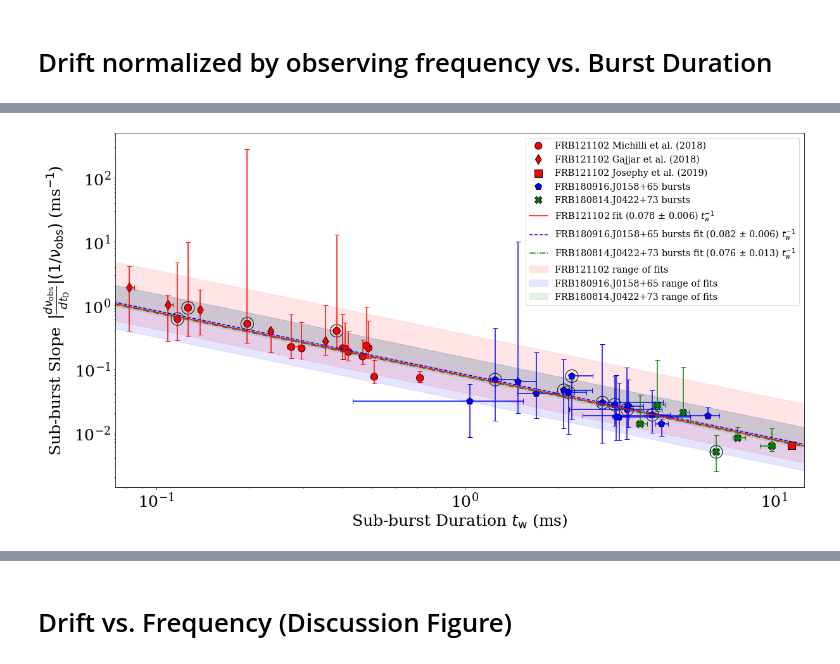
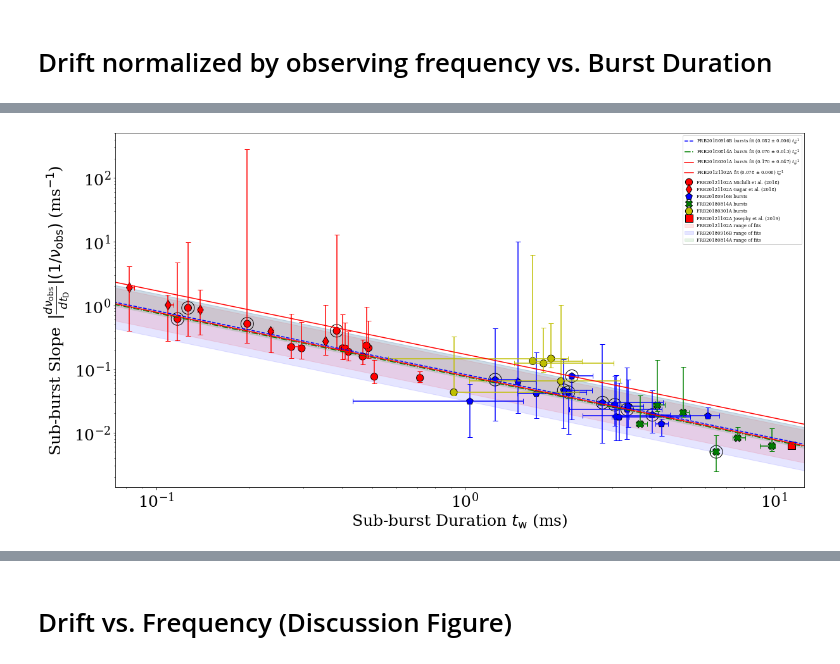
Before and after one commit to mef51/frbgui, a Jupyter notebook: DMvsDrift.ipynb, the cells around one changed output, grey strips where cells are left out. Drawn from its saved outputs; the diff is of its cells as text; code cells hidden in the pictures.

Commit message:
Fix burst splitting for bursts with multiple frbs
preliminary measurements

```diff
--- a/DMvsDrift.ipynb
+++ b/DMvsDrift.ipynb
@@ -13,10 +13,11 @@ pd.set_option('display.max_rows', None)
 %matplotlib inline
 
 sources_filenames = [
-    "frb121102_michilli_dmvariations.csv",
-    'gajjar11a_dmvariations.csv',
-    "universal/data/CHIME_180916.J0158+65/dmvars_180916.csv",
-    "universal/data/CHIME_FRB180814.J0422+73/dmvars_180814.csv"
+    "results/frb121102_michilli_dmvariations.csv",
+    'results/gajjar11a_dmvariations.csv',
+    "results/dmvars_180916.csv",
+    "results/dmvars_180814.csv",
+    'results/FRB180301_FirstResults_Jul26.csv'
 ]
 
 sources = []
@@ -27,28 +28,32 @@ for sfile in sources_filenames:
     sources.append(df)
 
 names = [
-    'FRB121102 Michilli et al. (2018) DM Variations',
-    'FRB121102 Gajjar et al. (2018) DM Variations',
-    'FRB180916.J0158+65 bursts DM Variations',
-    'FRB180814.J0422+73 bursts DM Variations'
+    'FRB20121102A Michilli et al. (2018) DM Variations',
+    'FRB20121102A Gajjar et al. (2018) DM Variations',
+    'FRB20180916B bursts DM Variations',
+    'FRB20180814A bursts DM Variations',
+    'FRB20180301A bursts DM Variations'
 ]
 annotations = [
     [0, 1, 2, 3, 4, 5],
     [],
     [3],
+    [0, 1, 2, 3, 4, 5],
     [0, 1, 2, 3, 4, 5]
 ]
 dmlimited = [
     [3, 5, 6, 14],
     [],
     [15.5, 16, 23, 24, 29, 31, 32, 33],
-    [180919.0]
+    [180919.0],
+    []
 ]
 exclusions = [
     [],
     [],
     [],
     [180917.0], # first is a multi burst, second has negative drift (which should better be corrected by limiting 180814's DM range)
+    []
 ]
 
 def exclusionLogger(exclusionstr, frame):
@@ -74,17 +79,18 @@ def DMrangeLogger(sname, frame, burstwise=False):
             DMrangeLogger(f'\tburst {bname}:', frame.loc[bname])
     return
 
-def getFRB121102Fit(pltdata):
+def getFRB20121102AFit(pltdata):
     """ merge michilli and gajjar and fit together"""
     frb121102frame = pd.concat([pltdata['frames'][0],pltdata['frames'][1]])
-    _, fits = driftlaw.plotDriftVsDuration([frb121102frame], ['merged'], logscale=True, fiterrorfunc=driftlaw.log_error)
+    _, fits = driftlaw.plotSlopeVsDuration([frb121102frame], ['merged'], logscale=True, fiterrorfunc=driftlaw.log_error)
     return fits[0][1], fits[0][2]
 
 # targetDMs   = [559.7, 565, 348.82, 188.9]     # assuming different sources match, by eye
 # targetDMs   = [554.1030000000002, 563.3333333333334, 346.82, 188.7] # DMs with minimal standard deviations on fits. requires excluding 180919 completely
-targetDMs   = [558.8162631578948, 568.333333333333, 348.82, 188.8] # redone: DM with reduced chi squared closest to 1, and ensuring all bursts are included
+targetDMs   = [558.816263157895, 568.333333333333, 348.82, 188.8] # redone: DM with reduced chi squared closest to 1, and ensuring all bursts are included
+targetDMs   = [558.816263157895, 568.333333333333, 348.82, 188.8, 515.742105263158] # redone: DM with reduced chi squared closest to 1, and ensuring all bursts are included
 
-fig1pltdata = { 'frames': [], 'labels': [], 'colors': cycle(['r', 'r', 'b', 'g']) }
+fig1pltdata = { 'frames': [], 'labels': [], 'colors': cycle(['r', 'r', 'b', 'g', 'y']) }
 fitdata = pd.DataFrame()
 Bconstants = []
 for source, name, annotate, exclude, targetDM in zip(sources, names, annotations, exclusions, targetDMs):
@@ -100,21 +106,22 @@ for source, name, annotate, exclude, targetDM in zip(sources, names, annotations
     source = source[source.amplitude > 0]
 
     # exclude positive drifts, we assume they are non-physical and an artifact of over dedispersion
-    exclusionLogger('> exclusion rule: drift_abs < 0', source[~(source.drift_abs > 0)])
-    source = source[source.drift_abs > 0]
+    exclusionLogger('> exclusion rule: slope_abs < 0', source[~(source.slope_abs > 0)])
+    source = source[source.slope_abs > 0]
 
-    # exclude drifts with huge errors, they are vertical and poorly measured
-    exclusionLogger('> exclusion rule: drift error > 1e30', source[~(source['drift error (mhz/ms)'] < 1e30)])
-    source = source[source['drift error (mhz/ms)'] < 1e30]
+    # exclude slopes with huge errors, they are vertical and poorly measured
+    errorthreshold = 1e8
+    exclusionLogger('> exclusion rule: slope error > {}'.format(errorthreshold), source[~(source['slope error (mhz/ms)'] < errorthreshold)])
+    source = source[source['slope error (mhz/ms)'] < errorthreshold]
 
     source = source.drop(exclude)
     DMrangeLogger(name.split(' DM')[0], source, burstwise=True) # log the dm range after we're done excluding
-    source = driftlaw.driftranges(source) # compute drift ranges after burst exclusions
+    source = driftlaw.sloperanges(source) # compute drift ranges after burst exclusions
 
     # special case: exclude 180911 at 190 pc/cm3 cuz drift range switches sign
     if name == names[3]:
-        source = source[~((source.DM == 190) & (source.drift_nu_min < 0))]
-    source = driftlaw.driftranges(source) # recompute range
+        source = source[~((source.DM == 190) & (source.slope_nu_min < 0))]
+    source = driftlaw.sloperanges(source) # recompute range
 
     for dm, color in zip(source.DM.unique(), cycle(['r', 'y', 'b', 'k', 'g', 'c'])):
         df = source[source.DM == dm]
@@ -137,10 +144,10 @@ for source, name, annotate, exclude, targetDM in zip(sources, names, annotations
 
         # Figure 5: compute drift/nu^2 vs nu range of fits
         nus = np.linspace(0, 20000, num=2000)
-        popt, pcov = scipy.optimize.curve_fit(lambda x, c: c, nus, df['drift_abs_nuobssq'])
+        popt, pcov = scipy.optimize.curve_fit(lambda x, c: c, nus, df['slope_abs_nuobssq'])
         Bconstants.append((popt[0], np.sqrt(pcov[0])))
 
-    # driftlaw.plotDriftVsDuration(frames, labels, title=name, annotatei=annotate, logscale=True)
+    # driftlaw.plotSlopeVsDuration(frames, labels, title=name, annotatei=annotate, logscale=True)
     markcolors = []
     for f in frames:
         markcolors.append(f['color'].iloc[0])
@@ -149,12 +156,12 @@ for source, name, annotate, exclude, targetDM in zip(sources, names, annotations
     linestyles = ['--', '-', '-.', '--', '--', '-.', '-', '-', '-', '-', '-']
     manylines = [next(markcolors)+lst for lst in linestyles]
     labels = [round(lbl, 2) for lbl in labels]
-    tempax, fits = driftlaw.plotDriftVsDuration(frames, labels, annotatei=[], fitlines=manylines, logscale=True, fiterrorfunc=driftlaw.log_error, dmtrace=True, hidefitlabel=True)
-    if name.split(' DM')[0] == 'FRB180916.J0158+65 bursts':
+    tempax, fits = driftlaw.plotSlopeVsDuration(frames, labels, annotatei=[], fitlines=manylines, logscale=True, fiterrorfunc=driftlaw.log_error, dmtrace=True, hidefitlabel=True)
+    if name.split(' DM')[0] == 'FRB20180916B bursts':
         hdls, lbls = tempax.get_legend_handles_labels()
         order = [2, 1, 0, 3, 4]
         tempax.legend([hdls[idx] for idx in order], [lbls[idx] for idx in order], fontsize='x-large')
-    if name.split(' DM')[0] == 'FRB121102 Gajjar et al. (2018)':
+    if name.split(' DM')[0] == 'FRB20121102A Gajjar et al. (2018)':
         tempax.set_xlim(0.073, 0.389)
         tempax.legend(fontsize='x-large', loc=1)
 
@@ -172,7 +179,7 @@ plt.close('all')
 # fig1pltdata['frames'][0] = pd.concat([fig1pltdata['frames'][0], fig1pltdata['frames'][1]])
 # del fig1pltdata['frames'][1]
 # del fig1pltdata['labels'][1]
-ax, _ = driftlaw.plotDriftVsDuration(fig1pltdata['frames'], fig1pltdata['labels'], fitlines=['r-', 'r--', 'b--', 'g-.'], markers=['o', 'd', 'p', 'X'], title=None,
+ax, _ = driftlaw.plotSlopeVsDuration(fig1pltdata['frames'], fig1pltdata['labels'], fitlines=['r-', 'r--', 'b--', 'g-.'], markers=['o', 'd', 'p', 'X'], title=None,
                                      annotatei=[], fitextents=[0.0728, 12.5], hidefit=[0, 1],
                                      logscale=True, errorfunc=driftlaw.rangeerror, fiterrorfunc=driftlaw.log_error)
 
@@ -180,41 +187,42 @@ ax, _ = driftlaw.plotDriftVsDuration(fig1pltdata['frames'], fig1pltdata['labels'
 for i, limitedpoints in enumerate(dmlimited):
     for lp in limitedpoints:
         v = fig1pltdata['frames'][i].loc[lp]
-        plt.scatter(v['tau_w_ms'], v['drift_over_nuobs'], facecolors='none', edgecolors='k', linewidth=1.0, s=400)
-        # ax.annotate('o', (v['tau_w_ms'], v['drift_over_nuobs']), xytext=(-10,-18), textcoords='offset pixels', weight='bold', size=25)
+        plt.scatter(v['tau_w_ms'], v['slope_over_nuobs'], facecolors='none', edgecolors='k', linewidth=1.0, s=400)
+        # ax.annotate('o', (v['tau_w_ms'], v['slope_over_nuobs']), xytext=(-10,-18), textcoords='offset pixels', weight='bold', size=25)
 
 # see Josephy et al. 2019
 C1data = ['C1', 1.9077, 184, 63, -3.92, 0.01, 630, 0.003, 3, 11.4, 11.4/1000, 0.12, 1]
-josephyburst = pd.DataFrame([C1data], columns=['name', 'angle', 'sigmax', 'sigmay', 'drift (mhz/ms)', 'drift error (mhz/ms)', 'center_f', 'time_res', 'freq_res', 'tau_w_ms', 'tau_w', 'tau_w_error', 'red_chisq']).set_index('name')
-josephyburst['drift_over_nuobs'] = -1*josephyburst['drift (mhz/ms)']/josephyburst['center_f']
+josephyburst = pd.DataFrame([C1data], columns=['name', 'angle', 'sigmax', 'sigmay', 'slope (mhz/ms)', 'slope error (mhz/ms)', 'center_f', 'time_res', 'freq_res', 'tau_w_ms', 'tau_w', 'tau_w_error', 'red_chisq']).set_index('name')
+josephyburst['slope_over_nuobs'] = -1*josephyburst['slope (mhz/ms)']/josephyburst['center_f']
 xerr, yerr = driftlaw.modelerror(josephyburst)
-ax.scatter(josephyburst['tau_w_ms'], josephyburst['drift_over_nuobs'], c='r', s=125, edgecolors='k', marker='s', label='FRB121102 Josephy et al. (2019)')
-ax.errorbar(josephyburst['tau_w_ms'], josephyburst['drift_over_nuobs'], xerr=xerr[0], yerr=yerr[0], ecolor='r')
+ax.scatter(josephyburst['tau_w_ms'], josephyburst['slope_over_nuobs'], c='r', s=125, edgecolors='k', marker='s', label='FRB20121102A Josephy et al. (2019)')
+ax.errorbar(josephyburst['tau_w_ms'], josephyburst['slope_over_nuobs'], xerr=xerr[0], yerr=yerr[0], ecolor='r')
 
 # Plot shaded regions
 alldata = pd.concat([f for f in fig1pltdata['frames']+[josephyburst]])
 x = np.linspace(min(alldata['tau_w_ms'])*0.9, max(alldata['tau_w_ms'])*1.1, num=1200)
 # plt.rcParams['hatch.linewidth'] = 1
 for name, color, hatch in zip(fitdata.name.unique(), fig1pltdata['colors'], ['', '/', '\\', '-']):
-    params = fitdata.loc[fitdata.name == name]['param']
+    params = fitdata.loc[(fitdata.name == name) & (fitdata.numbursts > 1.0)]['param']
     print(f"{name} ({min(params):.3f} - {max(params):.3f}) $t_w^{{-1}}$")
     if 'Michilli' not in name: # michilli region is contained in gajjar region so no need to plot it
         lstr = f"{name.split(' ')[0]} range of fits"#
         ax.fill_between(x, min(params)/x, max(params)/x, alpha=0.1, color=color, edgecolor=color, label=lstr, zorder=-10)
         # ax.fill_between(x, min(params)/x, max(params)/x, alpha=0.1, color='None', edgecolor='w', hatch=hatch, zorder=-9)
 
-## Combine michilli and gajjar fits. See `getFRB121102Fit()`. the result of the fit when merging frames is 0.083 +- 0.005
-# frb121102_A = getFRB121102Fit(fig1pltdata) # opens a figure
+## Combine michilli and gajjar fits. See `getFRB20121102AFit()`. the result of the fit when merging frames is 0.083 +- 0.005
+# frb121102_A = getFRB20121102AFit(fig1pltdata) # opens a figure
 frb121102_A = (0.07816130353202802, 0.005971946986254264)
-plt.plot(x, frb121102_A[0]/x, 'r-', label='{} fit ({:.3f} $\\pm$ {:.3f}) $t_w^{{-1}}$'.format('FRB121102', frb121102_A[0], frb121102_A[1]))
+plt.plot(x, frb121102_A[0]/x, 'r-', label='{} fit ({:.3f} $\\pm$ {:.3f}) $t_w^{{-1}}$'.format('FRB20121102A', frb121102_A[0], frb121102_A[1]))
 
-# Plot tweaks
+# Legend stuff
 hdls, lbls = ax.get_legend_handles_labels()
-order = [3, 4, 7, 5, 6, 2, 0, 1, 8, 9, 10]
-ax.legend([hdls[idx] for idx in order], [lbls[idx] for idx in order], fontsize='x-large')
+# order = [3, 4, 7, 5, 6, 2, 0, 1, 8, 9, 10]
+# ax.legend([hdls[idx] for idx in order], [lbls[idx] for idx in order], fontsize='x-large')
 # hdls[0], hdls[1], hdls[2], hdls[5], hdls[6], hdls[7] = hdls[2], hdls[0], hdls[1], hdls[7], hdls[5], hdls[6]
 # lbls[0], lbls[1], lbls[2], lbls[5], lbls[6], lbls[7] = lbls[2], lbls[0], lbls[1], lbls[7], lbls[5], lbls[6]
-# ax.legend(hdls, lbls, fontsize='x-large')
+ax.legend(hdls, lbls, fontsize='small')
+# ax.get_legend().remove()
 
 ax.set_xlim(0.0737, 12.5)
 # ax.set_ylim(0.0013395279509532563, 508.64764364084175)
@@ -238 +249 @@ FRB180814.J0422+73 bursts (0.071 - 0.152) $t_w^{-1}$
-[figure, old version]
+[figure, new version]
```
Also changed, not shown: parts of 4 cells of this notebook, 1 other file.
